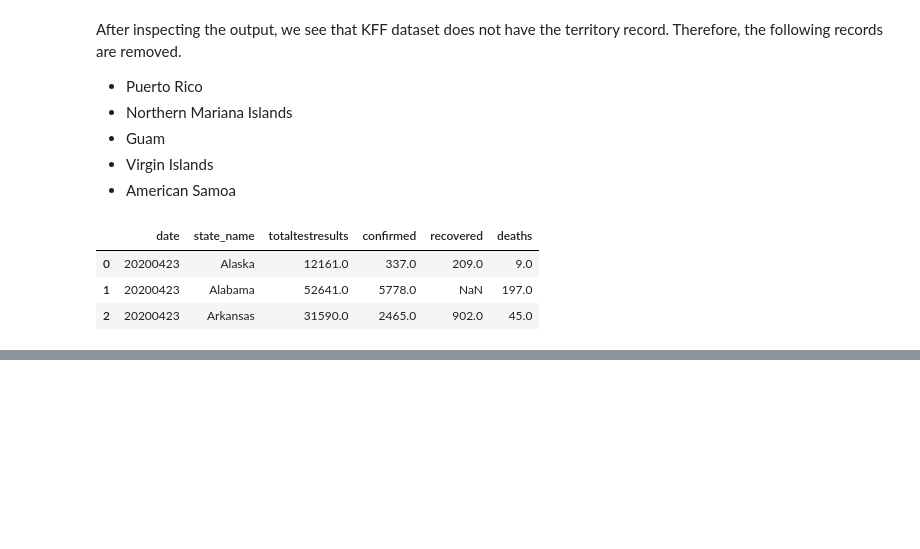
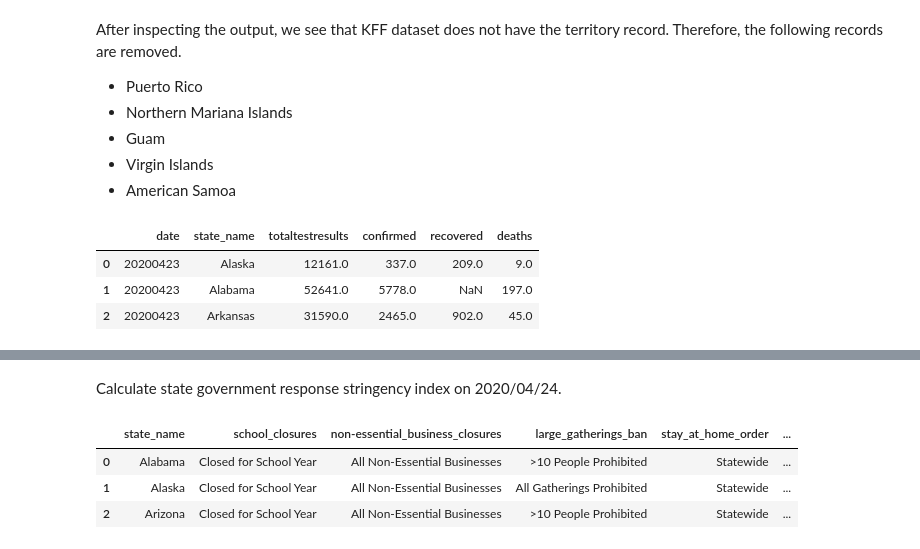
Before and after one commit to iamzhaihy/BD2020-Final-Project, a Jupyter notebook: Data Processing.ipynb, the cells around one changed output, grey strips where cells are left out. Cells and saved outputs as stored; diff of their text form; code cells hidden in the pictures; blank space fills up the shorter version.

Commit message:
update state stringency index of 05-04

```diff
--- a/Data Processing.ipynb
+++ b/Data Processing.ipynb
@@ -953,0 +958,16 @@ Then classify the columns in the `state_responses_05-04.csv`.
+# %% [markdown]
+Calculate state government response stringency index on 2020/04/24.
+# %%
+state_index_df=pd.read_csv('./processed_data/state_responses_04-24.csv')
+state_index=state_index_df[['state_name','school_closures','non-essential_business_closures','large_gatherings_ban','stay_at_home_order',
+                            'mandatory_quarantine_for_travelers','bar/restaurant_limits','primary_election_postponement',
+                           'daycares','waive_cost_sharing_for_covid-19_treatment','free_cost_vaccine_when_available','state_requires_waiver_of_prior_authorization_requirements',
+                           'early_prescription_refills','premium_payment_grace_period','marketplace_special_enrollment_period(SEP)','section_1135_waiver','paid_sick_leave'
+                            ,'state_is_easing_social_distancing_measures']]
+
+state_index.head(3)
+# %% [output]
+|  | state_name | school_closures | non-essential_business_closures | large_gatherings_ban | stay_at_home_order | ... |
+| 0 | Alabama | Closed for School Year | All Non-Essential Businesses | >10 People Prohibited | Statewide | ... |
+| 1 | Alaska | Closed for School Year | All Non-Essential Businesses | All Gatherings Prohibited | Statewide | ... |
+| 2 | Arizona | Closed for School Year | All Non-Essential Businesses | >10 People Prohibited | Statewide | ... |
```
Also changed, not shown: parts of 9 cells of this notebook.
